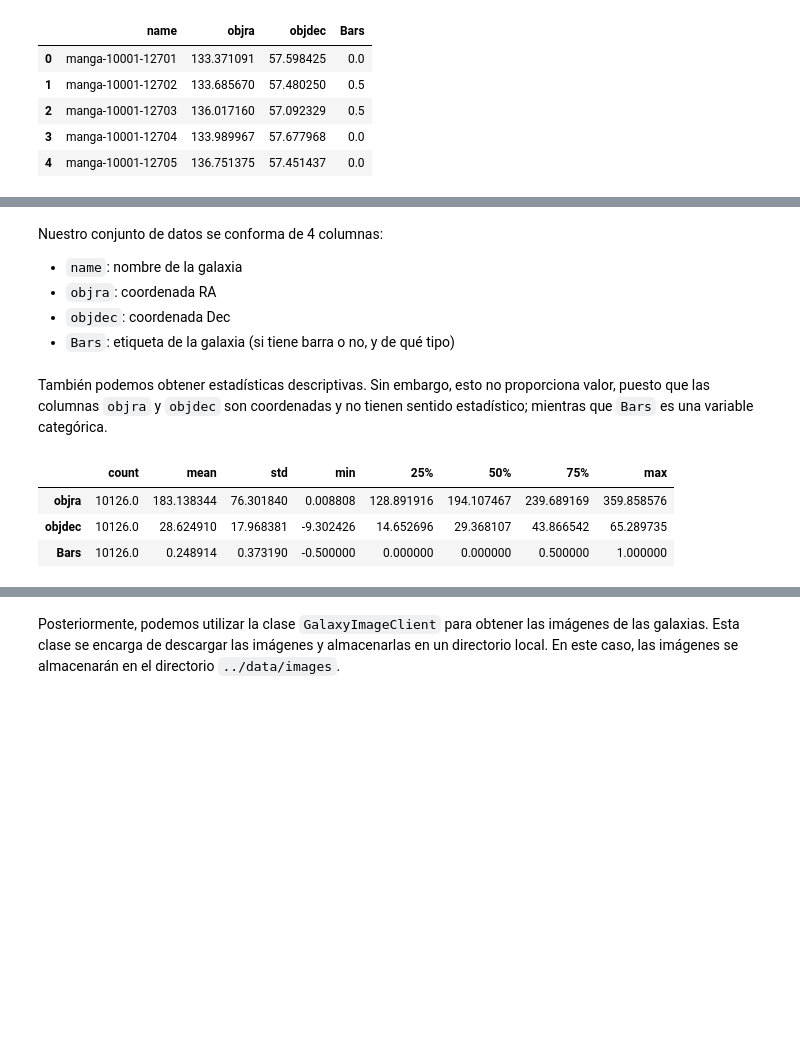
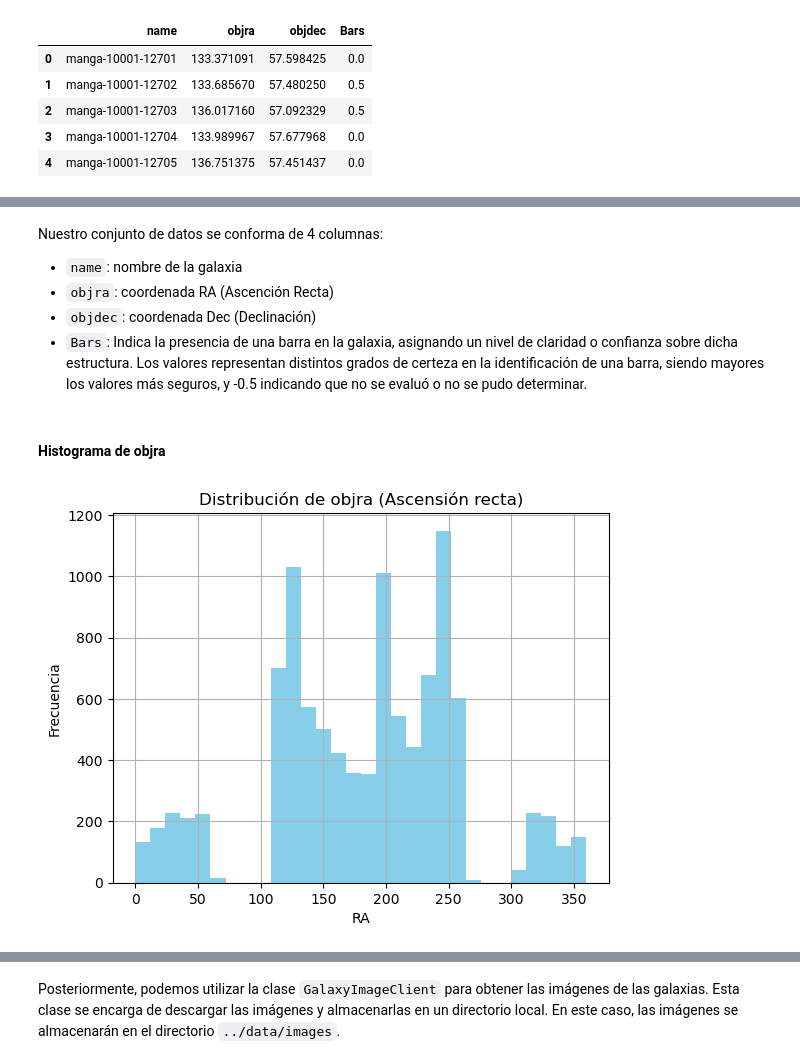
Before and after one commit to ludanortmun/itesm-mna-barred-galaxies, a Jupyter notebook: notebooks/EDA.ipynb, the cells around one changed output, grey strips where cells are left out. Drawn from its saved outputs; the diff is of its cells as text; code cells hidden in the pictures; blank space fills up the shorter version.

```diff
--- a/notebooks/EDA.ipynb
+++ b/notebooks/EDA.ipynb
@@ -60,15 +134,17 @@ df.head()
 # %% [markdown]
 Nuestro conjunto de datos se conforma de 4 columnas:
 - `name`: nombre de la galaxia
-- `objra`: coordenada RA
-- `objdec`: coordenada Dec
-- `Bars`: etiqueta de la galaxia (si tiene barra o no, y de qué tipo)
+- `objra`: coordenada RA (Ascención Recta)
+- `objdec`: coordenada Dec (Declinación)
+- `Bars`: Indica la presencia de una barra en la galaxia, asignando un nivel de claridad o confianza sobre dicha estructura. Los valores representan distintos grados de certeza en la identificación de una barra, siendo mayores los valores más seguros, y -0.5 indicando que no se evaluó o no se pudo determinar.
-# %% [markdown]
-También podemos obtener estadísticas descriptivas. Sin embargo, esto no proporciona valor, puesto que las columnas `objra` y `objdec` son coordenadas y no tienen sentido estadístico; mientras que `Bars` es una variable categórica.
-# %%
-df.describe().T
-# %% [output]
-|  | count | mean | std | min | 25% | 50% | 75% | max |
-| objra | 10126.0 | 183.138344 | 76.301840 | 0.008808 | 128.891916 | 194.107467 | 239.689169 | 359.858576 |
-| objdec | 10126.0 | 28.624910 | 17.968381 | -9.302426 | 14.652696 | 29.368107 | 43.866542 | 65.289735 |
-| Bars | 10126.0 | 0.248914 | 0.373190 | -0.500000 | 0.000000 | 0.000000 | 0.500000 | 1.000000 |
+# %% [markdown]
+#### Histograma de objra
+# %%
+plt.hist(df['objra'], bins=30, color='skyblue')
+plt.title('Distribución de objra (Ascensión recta)')
+plt.xlabel('RA')
+plt.ylabel('Frecuencia')
+plt.grid(True)
+plt.show()
+# %% [output]
+[figure, added]
```
Also changed, not shown: parts of 42 cells of this notebook.
